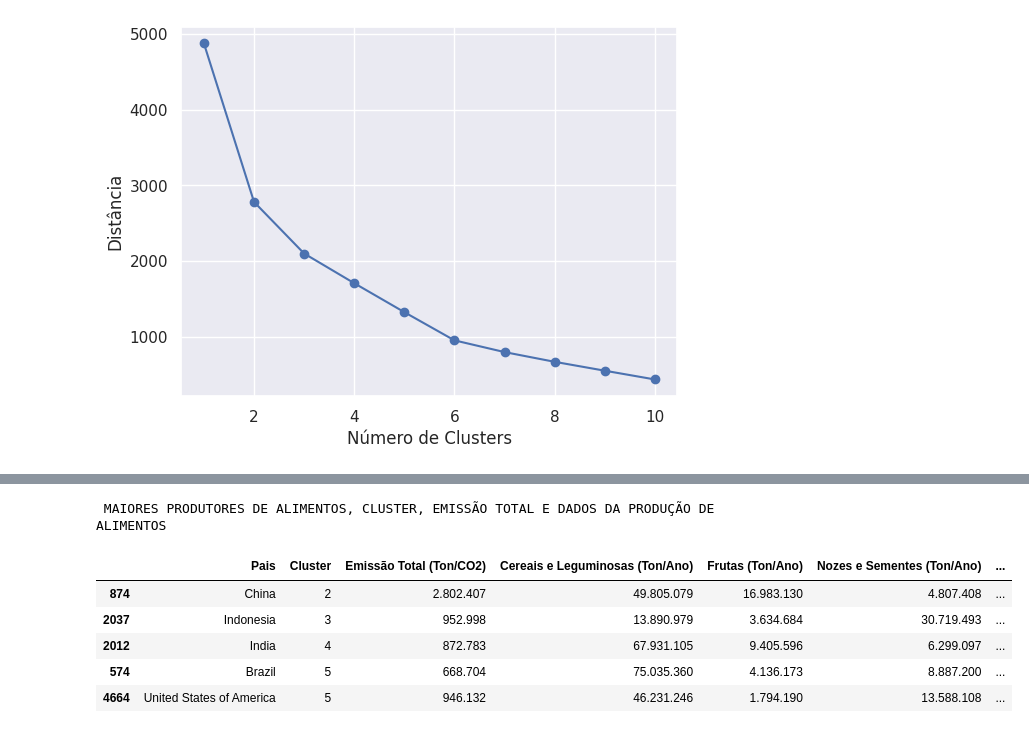
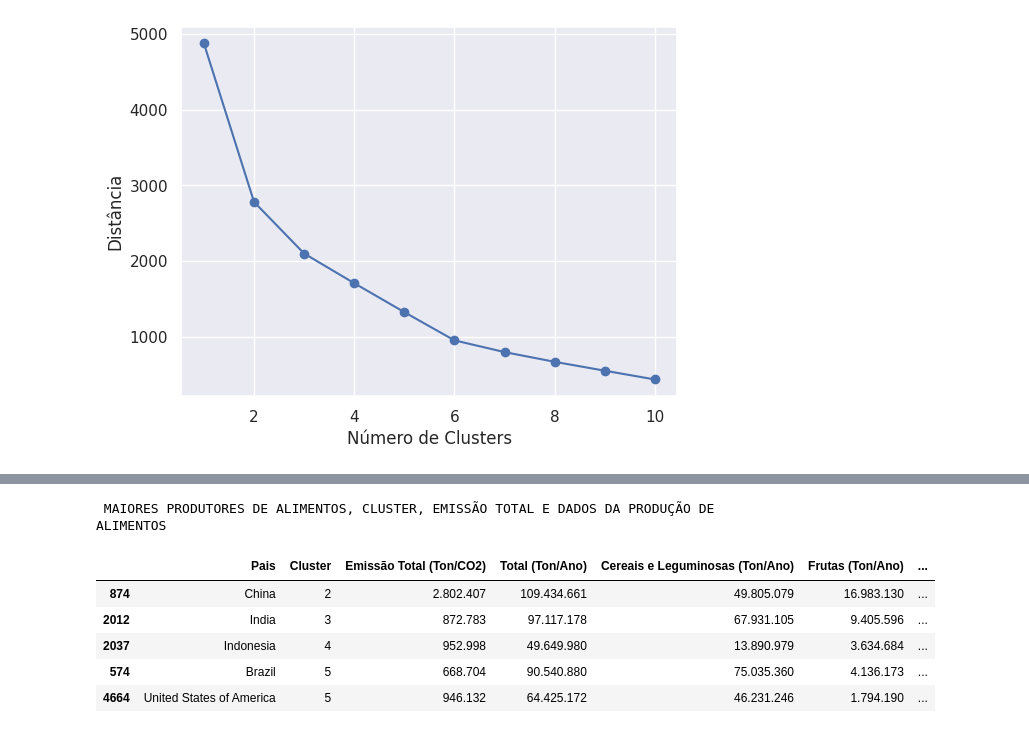
Before and after one commit to geraldoferreira1963/MVP_-An-lise-de-Dados-e-Boas-Pr-ticas, a Jupyter notebook: MVP_1_Analise_Dados_v8.ipynb, the cells around one changed output, grey strips where cells are left out. Cells and saved outputs as stored; diff of their text form; code cells hidden in the pictures.

```diff
--- a/MVP_1_Analise_Dados_v8.ipynb
+++ b/MVP_1_Analise_Dados_v8.ipynb
@@ -729,12 +725,34 @@ See the caveats in the documentation: https://pandas.pydata.org/pandas-docs/stab
   df_2018['Net Forest conversion']=df_2018['Net Forest conversion'].fillna(0)
 [figure]
 # %%
-# Decorrente da análise da curva, observa um cotovelo em 6 clusters
+# Decorrente da análise da curva, observa um 'cotovelo' em 6 clusters
 
 model = KMeans(n_clusters=6, random_state=1)
 model.fit(df_sc)
+
+# recuperando o cluster para cada registro
 cluster = model.labels_
+
+# recuperando valores
+
 df_clus['Area']=df_2018['Area']
+df_clus['Total']=df_2018['Total']
+df_clus['soma_emissao_co2_cultivo']=df_2018['soma_emissao_co2_cultivo']
+df_clus['soma_emissao_co2_incendio']=df_2018['soma_emissao_co2_incendio']
+df_clus['soma_emissao_co2_cadeia_processamento']=df_2018['soma_emissao_co2_cadeia_processamento']
+df_clus['soma_emissao_co2_fornecimento_insumos']=df_2018['soma_emissao_co2_fornecimento_insumos']
+
 df_clus['Cluster']=cluster
+
 clus_col=df_clus.columns
-clus_col=clus_col.drop(['Area','Cluster'])
+clus_col=clus_col.drop(['Area','Cluster','Savanna fires', 'Forest fires', 'Rice Cultivation',
+                        'Drained organic soils (CO2)', 'Pesticides Manufacturing',
+                        'Food Transport', 'Net Forest conversion', 'Food Retail',
+                        'On-farm Electricity Use', 'Food Packaging',
+                        'Agrifood Systems Waste Disposal', 'Food Processing',
+                        'Fertilizers Manufacturing', 'Fires in organic soils',
+                        'Fires in humid tropical forests', 'Rural population',
+                        'Urban population','Total Population - Male',
+                        'Total Population - Female','Average Temperature °C',
+                        'Cereais e Leguminosas', 'Frutas', 'Nozes e Sementes',
+                        'Vegetais','Total' ])
@@ -770,26 +817,27 @@ display(mean_values.style.set_table_styles([{'selector': 'th', 'props': [('borde
 # %%
 print('\n\n\n', 'MAIORES PRODUTORES DE ALIMENTOS, CLUSTER, EMISSÃO TOTAL E DADOS DA PRODUÇÃO DE ALIMENTOS','\n\n\n')
 
 
-df_maiores_produtores = df_clus[df_clus.Area.isin(maiores_produtores)].sort_values(by='Cluster').loc[:,['Area','Cluster','total_emission','Cereais e Leguminosas', 'Frutas', 'Nozes e Sementes', 'Vegetais']]
+df_maiores_produtores = df_clus[df_clus.Area.isin(maiores_produtores)].sort_values(by='Cluster').loc[:,['Area','Cluster','total_emission', 'Total','Cereais e Leguminosas', 'Frutas', 'Nozes e Sementes', 'Vegetais']]
 
-# Apply formatting to numeric columns
-numeric_cols = ['total_emission', 'Cereais e Leguminosas', 'Frutas', 'Nozes e Sementes', 'Vegetais']
-df_maiores_produtores[numeric_cols] = df_maiores_produtores[numeric_cols].applymap(lambda x: '{:,.0f}'.format(x).replace(',', '.'))
+# Aplicar a formatação dos números (exponential ==> númerico
+colunas_numericas = ['total_emission', 'Total','Cereais e Leguminosas', 'Frutas', 'Nozes e Sementes', 'Vegetais']
+df_maiores_produtores[colunas_numericas] = df_maiores_produtores[colunas_numericas].applymap(lambda x: '{:,.0f}'.format(x).replace(',', '.'))
 
 df_maiores_produtores = df_maiores_produtores.rename(columns={ 'Area' : 'Pais','total_emission': 'Emissão Total (Ton/CO2)',
+                                          'Total' : 'Total  (Ton/Ano)',
                                           'Cereais e Leguminosas' : 'Cereais e Leguminosas (Ton/Ano)',
                                           'Frutas' : 'Frutas (Ton/Ano)',
                                           'Nozes e Sementes' : 'Nozes e Sementes (Ton/Ano)',
                                           'Vegetais' : 'Vegetais (Ton/Ano)'})
 
 display(df_maiores_produtores.style.set_table_styles([{'selector': 'th', 'props': [('border', '1px solid black')]}])\
         .set_properties(**{'border': '1px solid black'}))
 # %% [output]
  MAIORES PRODUTORES DE ALIMENTOS, CLUSTER, EMISSÃO TOTAL E DADOS DA PRODUÇÃO DE ALIMENTOS
-|  | Pais | Cluster | Emissão Total (Ton/CO2) | Cereais e Leguminosas (Ton/Ano) | Frutas (Ton/Ano) | Nozes e Sementes (Ton/Ano) | ... |
-| 874 | China | 2 | 2.802.407 | 49.805.079 | 16.983.130 | 4.807.408 | ... |
-| 2037 | Indonesia | 3 | 952.998 | 13.890.979 | 3.634.684 | 30.719.493 | ... |
-| 2012 | India | 4 | 872.783 | 67.931.105 | 9.405.596 | 6.299.097 | ... |
-| 574 | Brazil | 5 | 668.704 | 75.035.360 | 4.136.173 | 8.887.200 | ... |
-| 4664 | United States of America | 5 | 946.132 | 46.231.246 | 1.794.190 | 13.588.108 | ... |
+|  | Pais | Cluster | Emissão Total (Ton/CO2) | Total (Ton/Ano) | Cereais e Leguminosas (Ton/Ano) | Frutas (Ton/Ano) | ... |
+| 874 | China | 2 | 2.802.407 | 109.434.661 | 49.805.079 | 16.983.130 | ... |
+| 2012 | India | 3 | 872.783 | 97.117.178 | 67.931.105 | 9.405.596 | ... |
+| 2037 | Indonesia | 4 | 952.998 | 49.649.980 | 13.890.979 | 3.634.684 | ... |
+| 574 | Brazil | 5 | 668.704 | 90.540.880 | 75.035.360 | 4.136.173 | ... |
+| 4664 | United States of America | 5 | 946.132 | 64.425.172 | 46.231.246 | 1.794.190 | ... |
```
Also changed, not shown: parts of 14 cells of this notebook.
